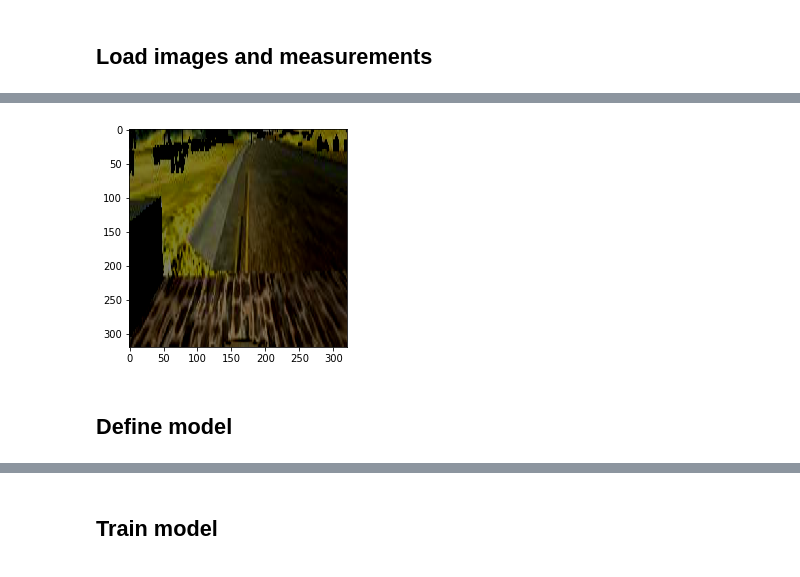
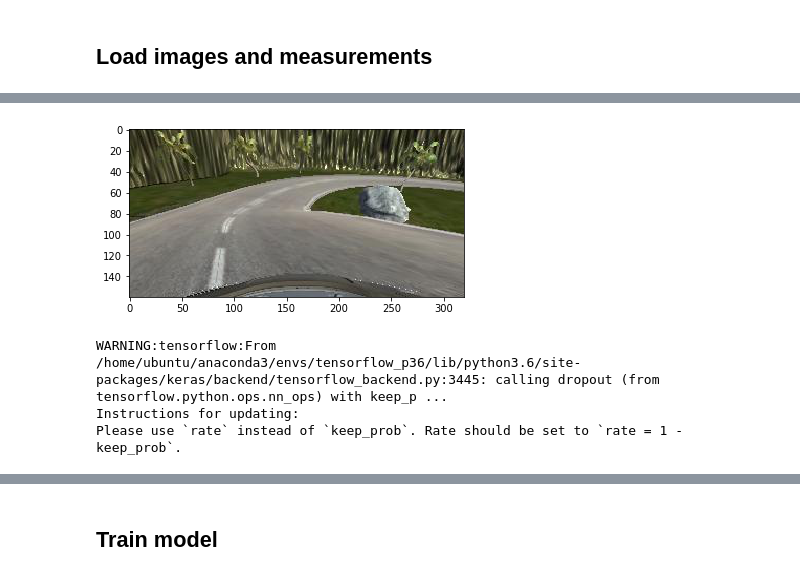
Before and after one commit to koulakis/CarND-Behavioral-Cloning-P3, a Jupyter notebook: clone.ipynb, the cells around one changed output, grey strips where cells are left out. Saved outputs shown, nothing was run; the diff lists cells and outputs as text; code cells hidden in the pictures.

Commit message:
Moves standard transforms from the generator to the model.

```diff
--- a/clone.ipynb
+++ b/clone.ipynb
@@ -24,10 +26,9 @@ Using TensorFlow backend.
 user = !whoami
 user = user[0]
 # %%
-IMAGE_SHAPE = (320, 320, 3)
 PROJECT_DIR = '/home/ubuntu/cloning' if user == 'ubuntu' else '/home/mariosk/Desktop/autonomous_driving/CarND-Behavioral-Cloning-P3'
 
-SMOOTHENING = 10
+SMOOTHENING = 1
 # %% [markdown]
 ## Load images and measurements
 # %%
@@ -59,18 +60,22 @@ def load_image_sets(image_set_names, smoothen=1):
 # %%
 %%time
 train_images, train_meas = load_image_sets([
-#     'first_drives',
-#     '3_forward_rounds',
-#     '3_backward_rounds',
-#     'edges_forward',
-#     'edges_backward',
+    'first_drives',
+    '3_forward_rounds',
+    '3_backward_rounds',
+    'edges_forward',
+    'edges_backward',
     'edges_smooth',
-#     '2_rounds_for_testing',
-#     '3_more_fw_rounds',
-#     '3_more_bw_rounds',
-#     'driving_on_the_edge_fw_left',
-#     'driving_on_the_edge_fw_right',
-#     '1_round_fw_hard_level'
+    '2_rounds_for_testing',
+    '3_more_fw_rounds',
+    '3_more_bw_rounds',
+    'driving_on_the_edge_fw_left',
+    'driving_on_the_edge_fw_right',
+    '6_fw',
+    '6_bw',
+    '3_bw_hard',
+    '3_fw_hard',
+    '1_round_fw_hard_level'
 ], smoothen=SMOOTHENING)
 
 print(f'Number of train samples: {train_meas.shape[0]}')
@@ -89,13 +94,14 @@ Wall time: 6.5 s
 # %%
-plt.imshow(next(image_generator_from_dataset(train_images, train_meas, augment=True))[0][0])
+plt.imshow(next(ig.image_generator_from_dataset(train_images, train_meas, augment=True))[0][0])
 plt.show()
 # %% [output]
-[figure, old version]
+[figure, new version]
-# %% [markdown]
-## Define model
 # %%
 model = Sequential([
-    Conv2D(24, (5, 5), strides=(2, 2), input_shape=IMAGE_SHAPE),
+    Lambda(lambda image: K.tf.image.crop_to_bounding_box(image, 60, 0, 80, 320), name='crop', input_shape=(160, 320, 3)),
+    Lambda(lambda image: image / 255.0 - 0.5, name='scale'),
+
+    Conv2D(24, (5, 5), strides=(2, 2)),
     BatchNormalization(),
     Activation('relu'),
 
@@ -104,6 +110,10 @@ model = Sequential([
     Activation('relu'),
 
     Conv2D(48, (5, 5), strides=(2, 2)),
+    BatchNormalization(),
+    Activation('relu'),
+
+    Conv2D(64, (3, 3), strides=(2, 2)),
     BatchNormalization(),
     Activation('relu'),
 
@@ -116,6 +126,7 @@ model = Sequential([
     Activation('relu'),
 
     Flatten(),
+    Dropout(0.8),
 
     Dense(100),
     BatchNormalization(),
@@ -132,7 +143,11 @@ model = Sequential([
     Dense(1, activation='linear')
 ])
 
-model.compile(loss='mse', optimizer=Adam(lr=0.0005))
+model.compile(loss='mse', optimizer=Adam(lr=0.0001))
+# %% [output]
+WARNING:tensorflow:From /home/ubuntu/anaconda3/envs/tensorflow_p36/lib/python3.6/site-packages/keras/backend/tensorflow_backend.py:3445: calling dropout (from tensorflow.python.ops.nn_ops) with keep_p ...
+Instructions for updating:
+Please use `rate` instead of `keep_prob`. Rate should be set to `rate = 1 - keep_prob`.
 # %%
 model.summary()
 # %% [output]
```
Also changed, not shown: parts of 17 cells of this notebook, 2 other files.
